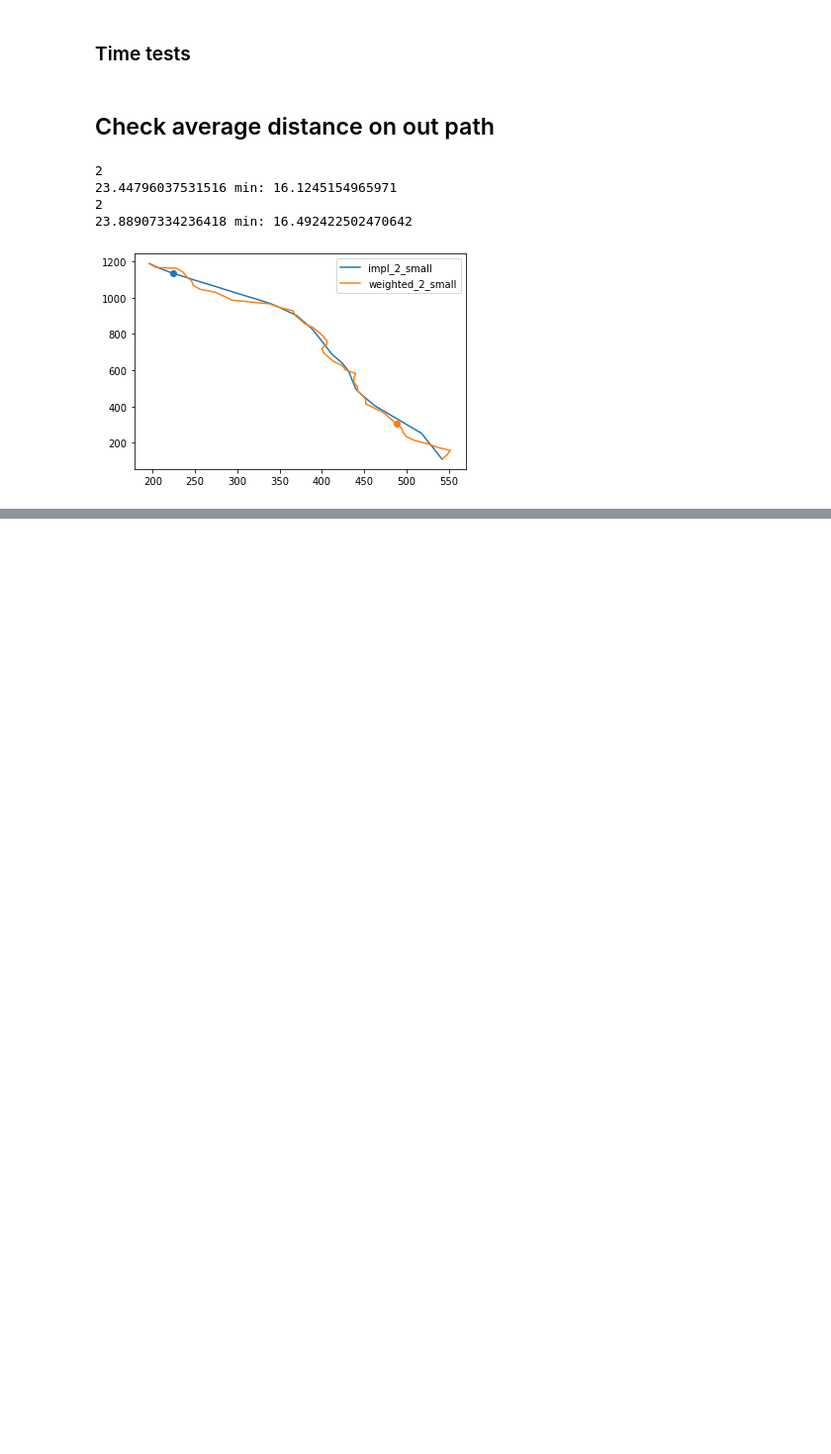
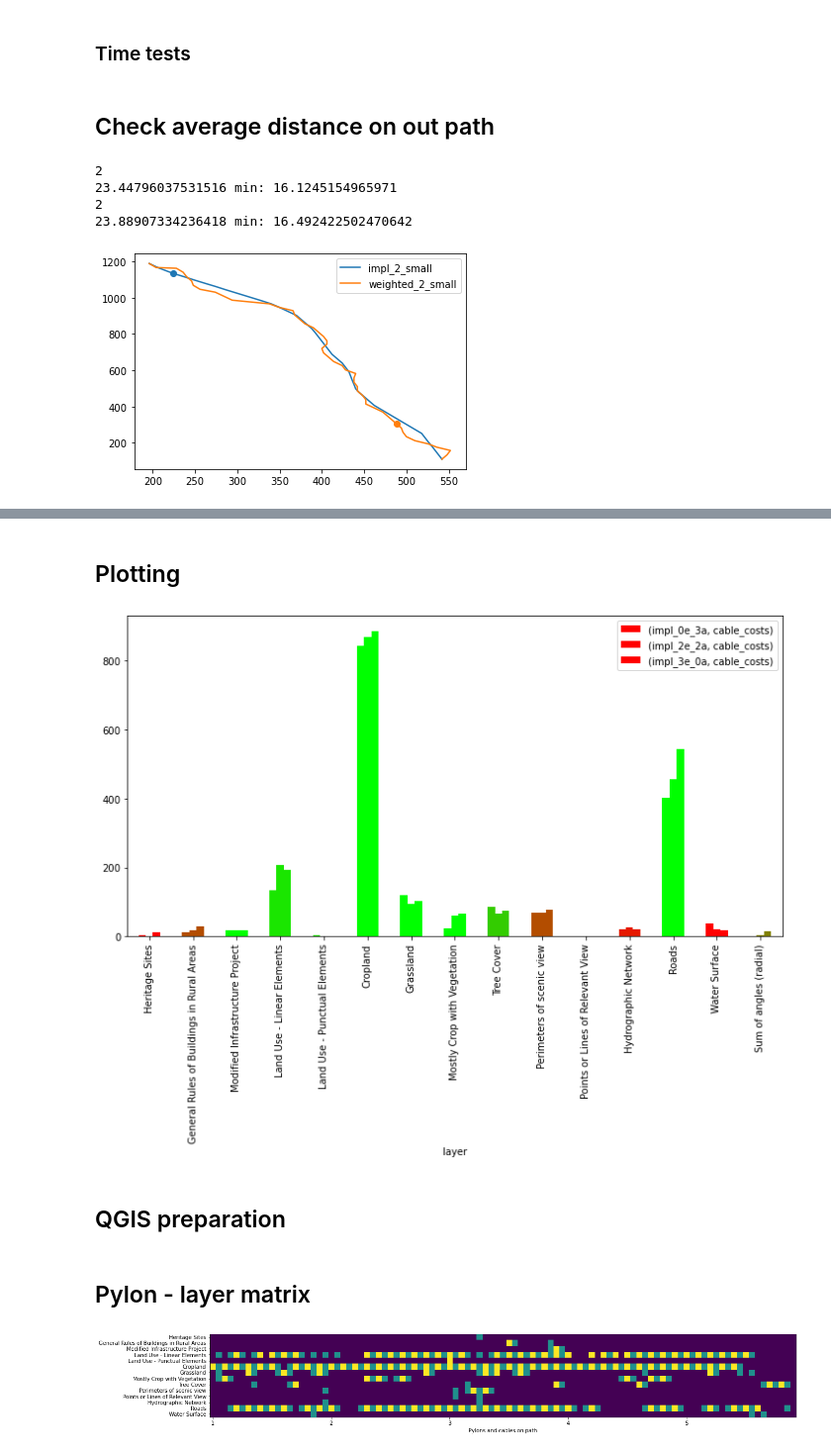
Before and after one commit to NinaWie/PowerPlanner, a Jupyter notebook: notebooks/evaluation.ipynb, the cells around one changed output, grey strips where cells are left out. Shown at 99% size. Saved outputs shown, nothing was run; the diff lists cells and outputs as text; code cells hidden in the pictures; blank space fills up the shorter version.

```diff
--- a/notebooks/evaluation.ipynb
+++ b/notebooks/evaluation.ipynb
@@ -421,0 +511,9 @@ angle((-4, 3), (2,4))
+# %% [markdown]
+## Plotting
+# %%
+cab_cost_cols = [(name.split(".")[0], "cable_costs") for name in json_names]
+# %%
+test_df = results_df.copy().set_index("layer")[cab_cost_cols]
+# %%
+test_weights = results_df.copy().set_index("layer")[(test_df.T != 0).any()]["weights"]
+test_df = test_df[(test_df.T != 0).any()]
@@ -421,0 +522,11 @@ angle((-4, 3), (2,4))
+# %%
+normed_weighted = (test_weights.values.astype(int) +5)/10
+rgbs = [(n,1-n,0) for n in normed_weighted]
+# %%
+fig1, ax1 = plt.subplots(figsize=(10,8))
+test_df.plot.bar(ax = ax1, rot=90, color=[rgbs, rgbs])
+plt.gcf().subplots_adjust(bottom=0.5)
+plt.tight_layout()
+plt.savefig("../../figure/abs_cost_plot.png")
+# %% [output]
+[figure, added]
@@ -421,0 +551,2 @@ angle((-4, 3), (2,4))
+# %% [markdown]
+## QGIS preparation
@@ -421,0 +564,2 @@ angle((-4, 3), (2,4))
+# %% [markdown]
+## Pylon - layer matrix
@@ -421,0 +621,24 @@ angle((-4, 3), (2,4))
+# %%
+# OPTION 1: pylons and edges both as one field
+out_matrix = pylon_edge_matrix(arr, path)
+# OPTION 2: all fields of cables seperately
+# out_matrix = pylon_cable_matrix(arr, path)
+# OPTION 3: simply take pylons, no cables considered
+# out_matrix = pylon_matrix(arr, path)
+
+# restrict to nonzero:
+layer_labels = df["layer"].values[np.any(out_matrix, axis=1)]
+out_matrix = out_matrix[np.any(out_matrix, axis=1)]
+
+# PLOTTING
+fig, ax = plt.subplots(figsize=(20,10))
+ax.imshow(out_matrix)
+ax.set_xticklabels([i for i in range(len(out_matrix[0]))])
+ax.set_yticklabels(layer_labels)
+# plt.xticks([i for i in range(len(is_pylon))])
+plt.yticks([i for i in range(len(out_matrix))])
+plt.xlabel("Pylons and cables on path")
+# ax.set_aspect(aspect=10)
+plt.show()
+# %% [output]
+[figure, added]
```
Also changed, not shown: parts of 84 cells of this notebook, 1 other file.
